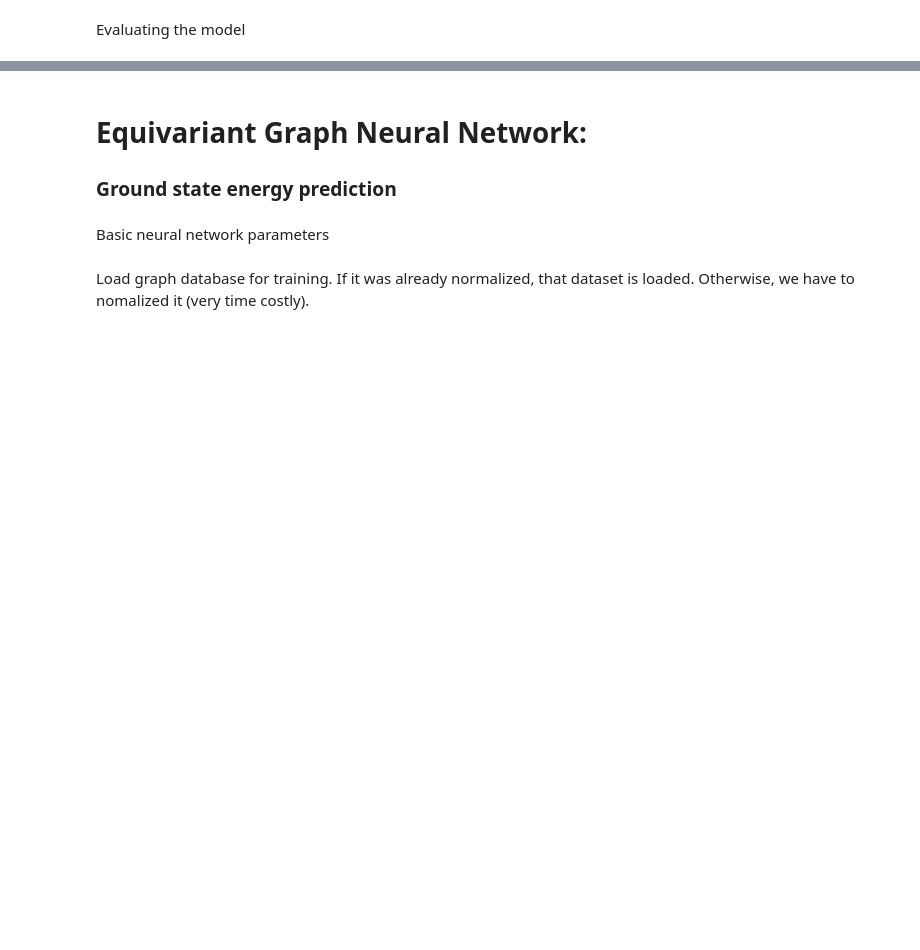
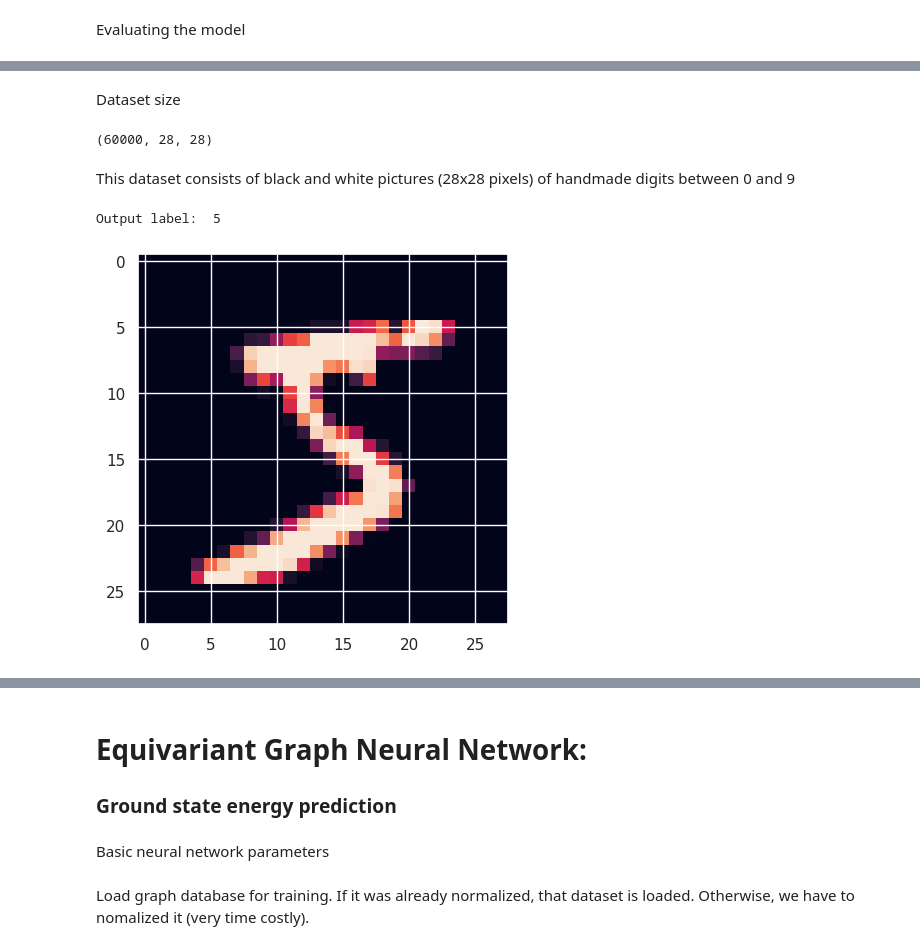
Before and after one commit to IonRepo/IonPred, a Jupyter notebook: MachineLearningWorkshop.ipynb, the cells around one changed output, grey strips where cells are left out. Saved outputs shown, nothing was run; the diff lists cells and outputs as text; code cells hidden in the pictures; blank space fills up the shorter version.

Commit message:
Include MNIST

```diff
--- a/MachineLearningWorkshop.ipynb
+++ b/MachineLearningWorkshop.ipynb
@@ -160,0 +244,4 @@ Accuracy on test set: 0.8333333333333334
+# %%
+from tensorflow.keras.datasets import mnist
+
+(X_train, y_train), (X_test, y_test) = mnist.load_data()
@@ -160,0 +251,14 @@ Accuracy on test set: 0.8333333333333334
+# %% [markdown]
+Dataset size
+# %%
+X_train.shape
+# %% [output]
+(60000, 28, 28)
+# %% [markdown]
+This dataset consists of black and white pictures (28x28 pixels) of handmade digits between 0 and 9
+# %%
+plt.imshow(X_train[0])
+print('Output label: ', y_train[0])
+# %% [output]
+Output label:  5
+[figure, added]
```
Also changed, not shown: parts of 22 cells of this notebook.
